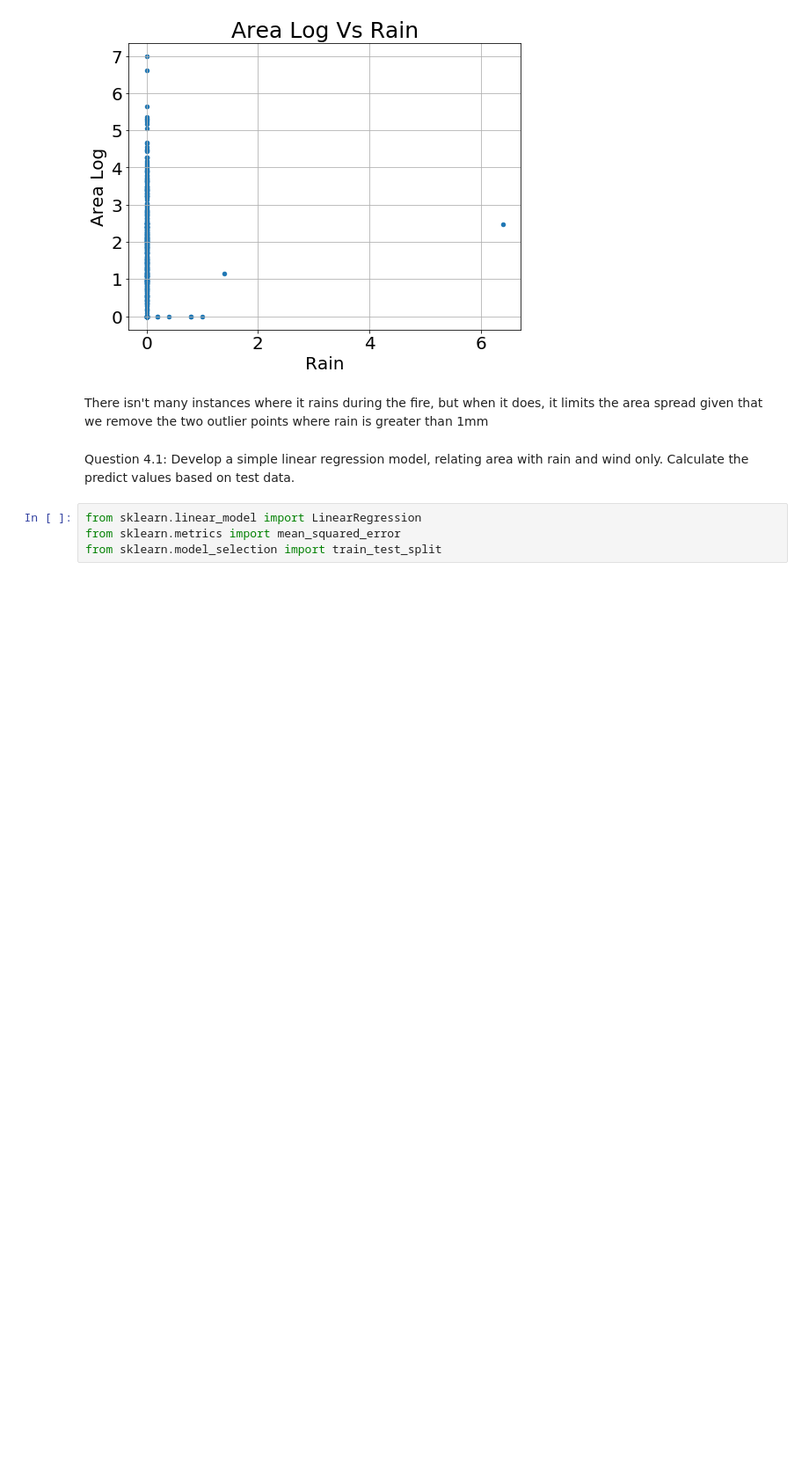
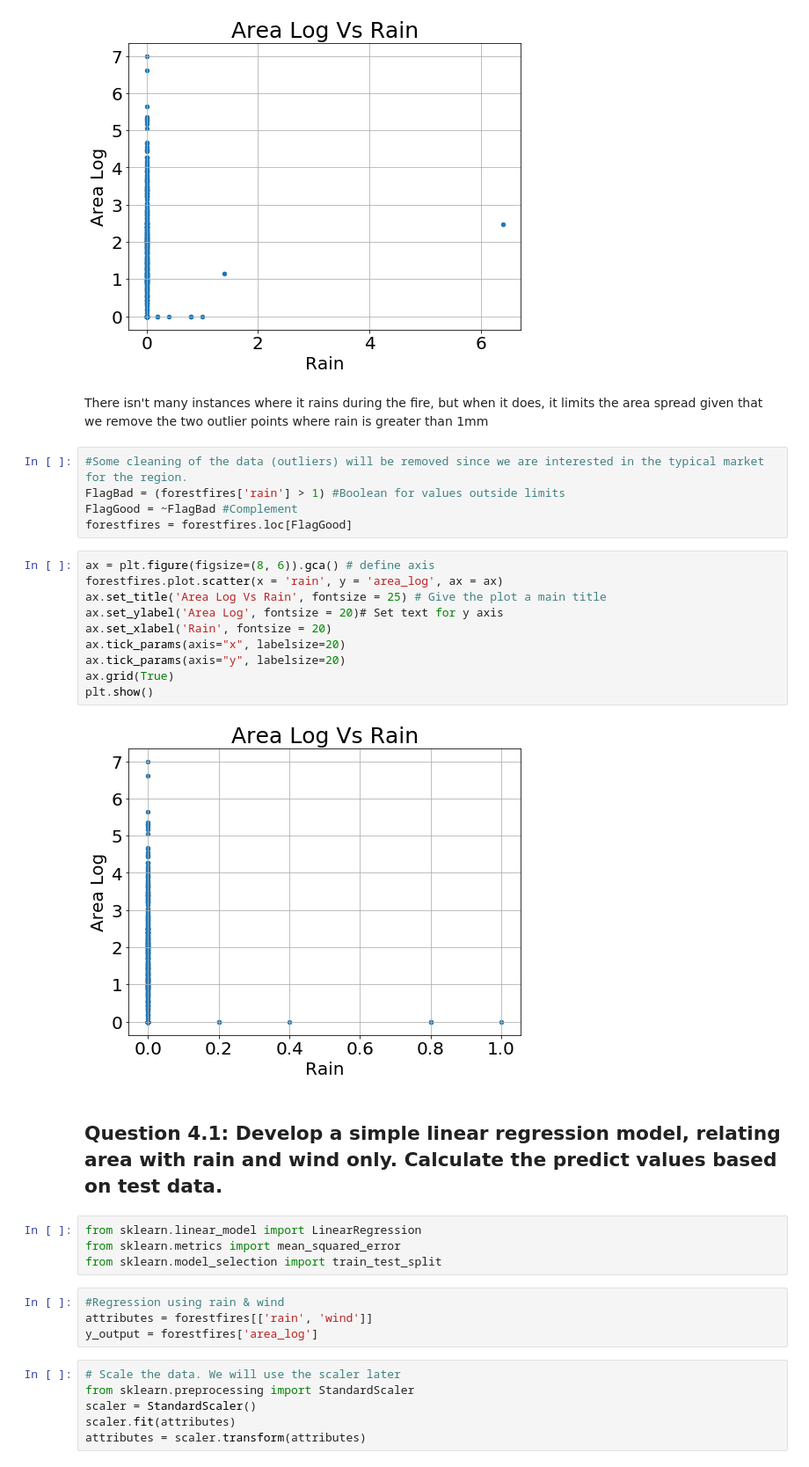
Before and after one commit to rodolfolermacontreras/ML_1_Assignment_2, a Jupyter notebook: MLEARN510-Lesson02-Rodolfo_Lerma.ipynb, the cells around one changed output. Shown at 88% size. Drawn from its saved outputs; the diff is of its cells as text; blank space fills up the shorter version.

Commit message:
Adding first regression
Need to work on the last 2 questions and formatting

```diff
--- a/MLEARN510-Lesson02-Rodolfo_Lerma.ipynb
+++ b/MLEARN510-Lesson02-Rodolfo_Lerma.ipynb
@@ -150,9 +150,36 @@ plt.show()
 [figure]
 # %% [markdown]
 There isn't many instances where it rains during the fire, but when it does, it limits the area spread given that we remove the two outlier points where rain is greater than 1mm
+# %%
+#Some cleaning of the data (outliers) will be removed since we are interested in the typical market for the region.
+FlagBad = (forestfires['rain'] > 1) #Boolean for values outside limits
+FlagGood = ~FlagBad #Complement
+forestfires = forestfires.loc[FlagGood]
+# %%
+ax = plt.figure(figsize=(8, 6)).gca() # define axis
+forestfires.plot.scatter(x = 'rain', y = 'area_log', ax = ax)
+ax.set_title('Area Log Vs Rain', fontsize = 25) # Give the plot a main title
+ax.set_ylabel('Area Log', fontsize = 20)# Set text for y axis
+ax.set_xlabel('Rain', fontsize = 20)
+ax.tick_params(axis="x", labelsize=20)
+ax.tick_params(axis="y", labelsize=20)
+ax.grid(True)
+plt.show()
+# %% [output]
+[figure, added]
 # %% [markdown]
-Question 4.1: Develop a simple linear regression model, relating area with rain and wind only. Calculate the predict values based on test data.
+## Question 4.1: Develop a simple linear regression model, relating area with rain and wind only. Calculate the predict values based on test data.
 # %%
 from sklearn.linear_model import LinearRegression
 from sklearn.metrics import mean_squared_error
 from sklearn.model_selection import train_test_split
+# %%
+#Regression using rain & wind
+attributes = forestfires[['rain', 'wind']]
+y_output = forestfires['area_log']
+# %%
+# Scale the data. We will use the scaler later
+from sklearn.preprocessing import StandardScaler
+scaler = StandardScaler()
+scaler.fit(attributes)
+attributes = scaler.transform(attributes)
```
Also changed, not shown: parts of 12 cells of this notebook.
